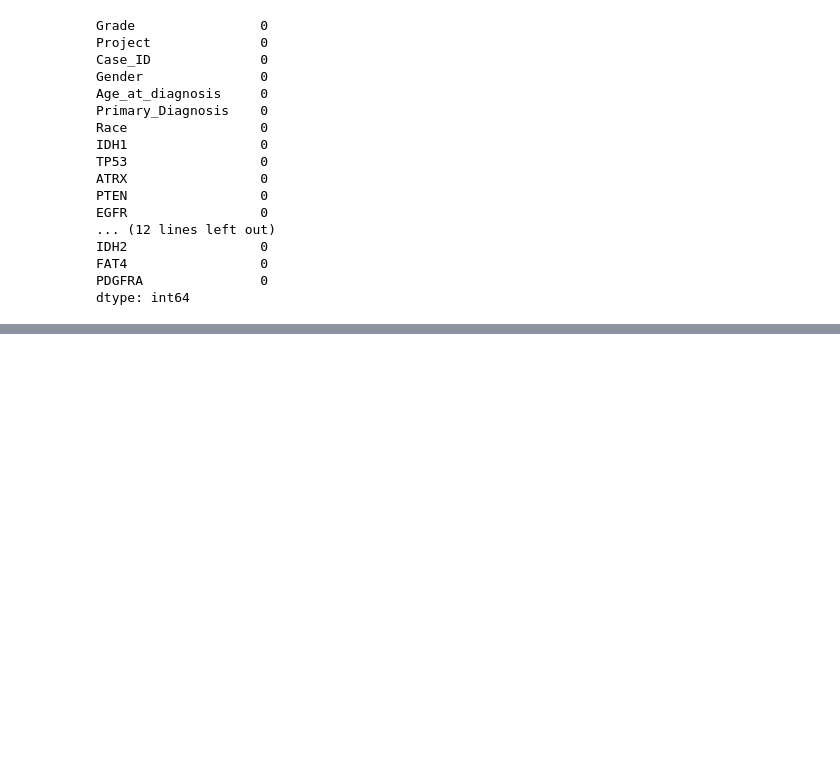
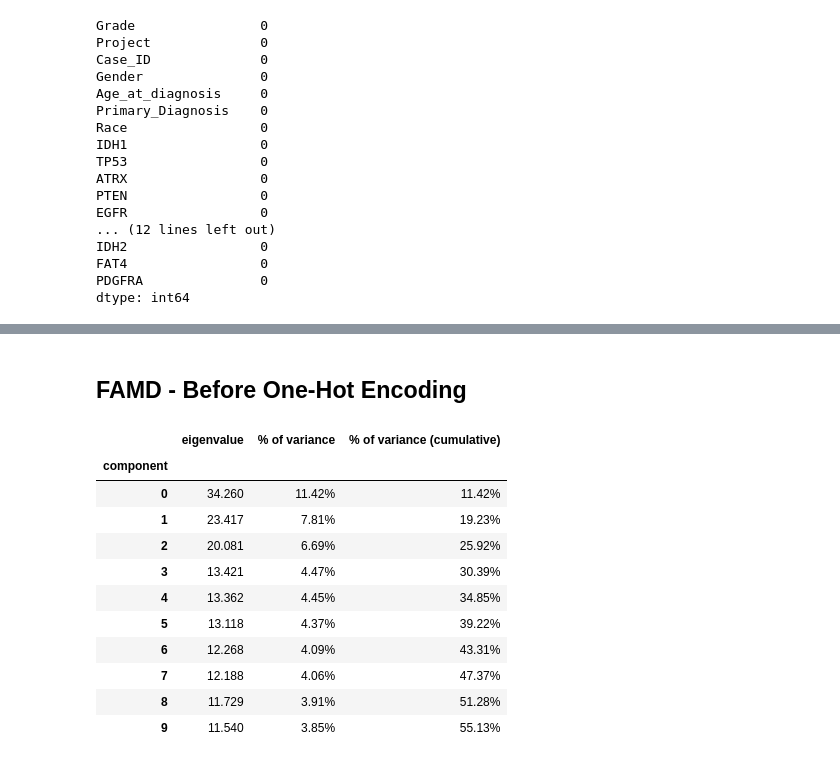
Before and after one commit to chellefernandez1909/Glioma-Prediction, a Jupyter notebook: preprocessing_and_eda_analysis.ipynb, the cells around one changed output, grey strips where cells are left out. Cells and saved outputs as stored; diff of their text form; code cells hidden in the pictures; blank space fills up the shorter version.

```diff
--- a/preprocessing_and_eda_analysis.ipynb
+++ b/preprocessing_and_eda_analysis.ipynb
@@ -327,0 +355,20 @@ dtype: int64
+# %% [markdown]
+## FAMD - Before One-Hot Encoding
+# %%
+giloma_famd_pre_encoding = FAMD(n_components=10, random_state=17)
+giloma_famd_pre_encoding = giloma_famd_pre_encoding.fit(tcga_mutations_df)
+# %%
+giloma_famd_pre_encoding.eigenvalues_summary
+# %% [output]
+|  | eigenvalue | % of variance | % of variance (cumulative) |
+| component |  |  |  |
+| 0 | 34.260 | 11.42% | 11.42% |
+| 1 | 23.417 | 7.81% | 19.23% |
+| 2 | 20.081 | 6.69% | 25.92% |
+| 3 | 13.421 | 4.47% | 30.39% |
+| 4 | 13.362 | 4.45% | 34.85% |
+| 5 | 13.118 | 4.37% | 39.22% |
+| 6 | 12.268 | 4.09% | 43.31% |
+| 7 | 12.188 | 4.06% | 47.37% |
+| 8 | 11.729 | 3.91% | 51.28% |
+| 9 | 11.540 | 3.85% | 55.13% |
```
Also changed, not shown: parts of 40 cells of this notebook, 1 other file.
